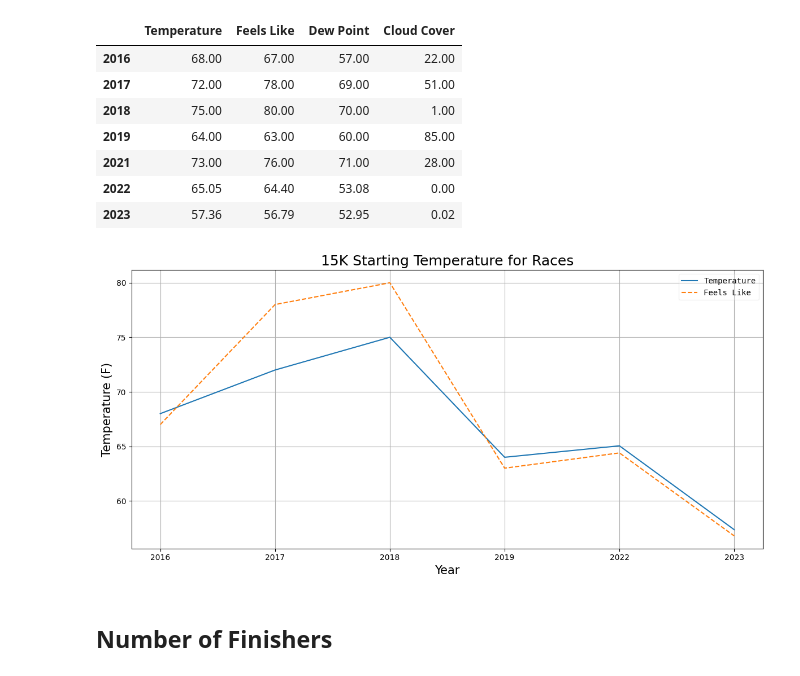
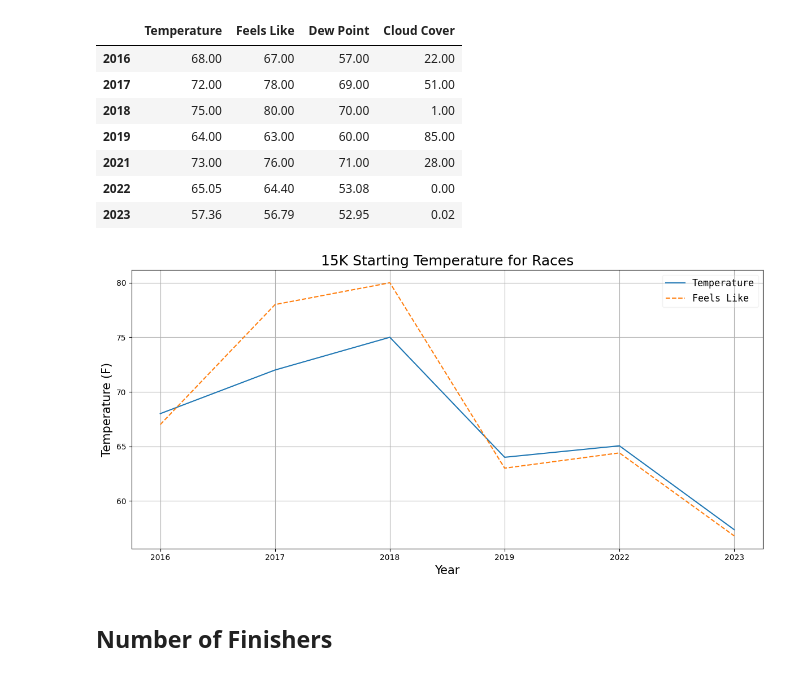
Before and after one commit to mbromberek/race_finisher_analyze, a Jupyter notebook: Steamboat_Dist_analyze.ipynb, the cells around one changed output. Drawn from its saved outputs; the diff is of its cells as text; code cells hidden in the pictures.

```diff
--- a/Steamboat_Dist_analyze.ipynb
+++ b/Steamboat_Dist_analyze.ipynb
@@ -340,6 +341,8 @@ This indicates the new course is faster despite going up the Steamboat Hill 3 ti
 course_loops_m = course_loops[course_loops['gender'] == 'M']
 course_loops_m[['race_course','gender','age_group','finisher_count','median_time_string'
      ]].sort_values(['gender','age_group','race_course','median_time_string'])
+# %%
+save_charts = False
 # %%
 gender_grp = course_loops[course_loops['gender']=='M'].copy()
 x = gender_grp['age_group'].unique()
@@ -790,24 +792,24 @@ display(df_weather.rename(columns={\
 # %%
 df = df_weather[df_weather.index.isin(year_list)]
 x = df.index
 
 plots = plt.plot(x,df['temperature'], '-',
                  x,df['temperatureApparent'], '--',
                 )
 
 plt.legend(plots, (['Temperature','Feels Like']), loc='best',
-           framealpha=0.25, prop={'size':'medium', 'family':'monospace'})
+           framealpha=0.25, prop={'size':'large', 'family':'monospace'})
 plt.gcf().set_size_inches(12,6)
 title = race_dist+' Starting Temperature for Races'
 plt.title(title, fontsize=title_font_size)
 plt.xlabel('Year', fontsize=xy_label_font_size)
 plt.ylabel('Temperature (F)', fontsize=xy_label_font_size)
 plt.grid(True)
 plt.tight_layout()
 if save_charts:
     plt.savefig(os.path.join(chart_dir, title + '.png'), dpi=200)
 # %% [output]
-[figure, old version]
+[figure, new version]
 # %% [markdown]
 <a id='number_finishers'></a>
 ## Number of Finishers
```
Also changed, not shown: parts of 16 cells of this notebook, 5 other files.
